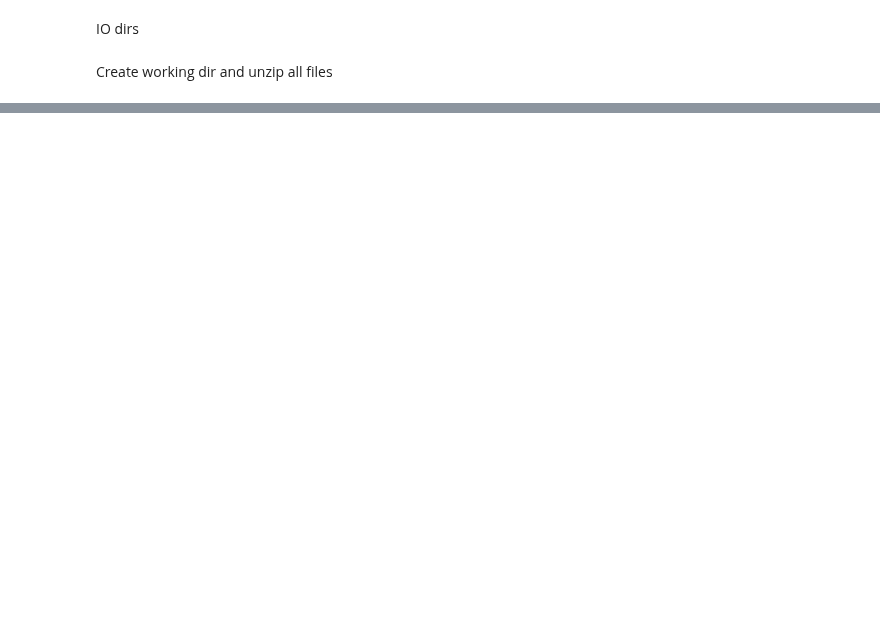
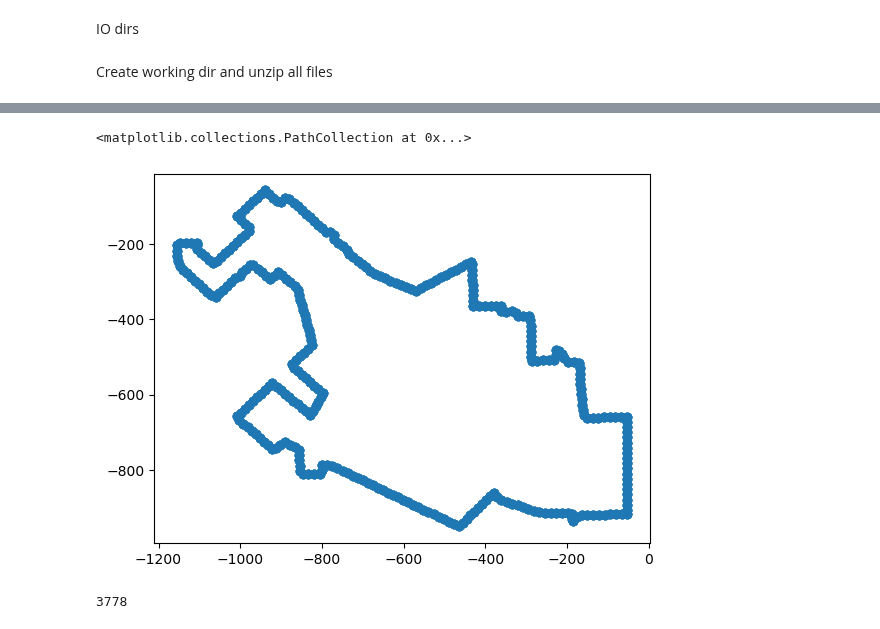
Before and after one commit to f-haces/RECTDNN, a Jupyter notebook: IndexGeorectification.ipynb, the cells around one changed output, grey strips where cells are left out. Cells and saved outputs as stored; diff of their text form; code cells hidden in the pictures; blank space fills up the shorter version.

```diff
--- a/IndexGeorectification.ipynb
+++ b/IndexGeorectification.ipynb
@@ -95,9 +95,11 @@ def adjustStep(from_points, coords_ras, kdtree, shear=True, rotation = True, per
     if not rotation:
         new_homography[0, 1] = 0
         new_homography[1, 0] = 0
+
     final_points = new_homography @ np.vstack((from_points[:, 0], from_points[:, 1], np.ones(from_points[:, 0].shape)))
+    final_points = final_points[:2, :].T
 
-    return final_points[:2, :].T, new_homography
+    return final_points, new_homography
 
 def find_bbox(binary_image):
     # Find the coordinates of all "True" elements in the binary image
@@ -146,6 +148,9 @@ def plotICP(reprojected_points, plot_skip=2, ):
 
     for i in np.arange(plot_skip, icp_iterations, plot_skip):
         ax.scatter(reprojected_points[i][:, 0], reprojected_points[i][:, 1], color=colormap(i / icp_iterations), s=0.1)
+
+    ax.grid()
+    ax.axis("equal")
     return ax
 # %% [markdown]
 IO dirs
@@ -340,7 +347,7 @@ def FindGrid(image, classifications, effectiveArea, key, image_path, verbose=Tru
 
     return outdict
 # %%
-def getBoundaryPoints(row):
+def getBoundaryPoints(row, distance=20):
     # GET WHICHEVER POLYGON IS THE LARGEST IN THE ROW'S GEOMETRY AND SIMPLIFY
     if row["geometry"] is None:
         return None
@@ -356,7 +363,7 @@ def getBoundaryPoints(row):
     point_boundary_list = list()    # OUTPUT POINT LIST
 
     # INTERPOLATE THROUGH ALL OF LENGTH
-    for distance in tqdm(range(0,int(length),20), disable=True):
+    for distance in tqdm(range(0,int(length), distance), disable=True):
         point = largest_polygon.interpolate(distance)
         point_boundary_list.append(point)
     point_boundary_gdf = gpd.GeoDataFrame(geometry=point_boundary_list)
@@ -364,6 +371,10 @@ def getBoundaryPoints(row):
     # SHAPEFILE BOUNDS
     shp_bounds = [i for i in largest_polygon.bounds]
     return point_boundary_gdf, shp_bounds
+def getCountyBoundaryFromImage(countyArea):
+    countyArea = cv2.Canny(countyArea, 50, 100)
+    # y, x = np.where(np.asarray(countyArea > 0))
+    return countyArea# np.vstack((x, y)).T
 # %%
 verbose = True
 
@@ -544,0 +672,5 @@ C:\Users\fhacesga\Desktop\FIRMsDigitizing\processing\2023-10-10_14-38-16\\Inputs
+# %%
+plt.scatter(coords_shp_proc[:, 0], coords_shp_proc[:, 1])
+# %% [output]
+<matplotlib.collections.PathCollection at 0x...>
+[figure, added]
@@ -544,0 +728,4 @@ C:\Users\fhacesga\Desktop\FIRMsDigitizing\processing\2023-10-10_14-38-16\\Inputs
+# %%
+image.shape[0]
+# %% [output]
+3778
```
Also changed, not shown: parts of 23 cells of this notebook, 1 other file.
